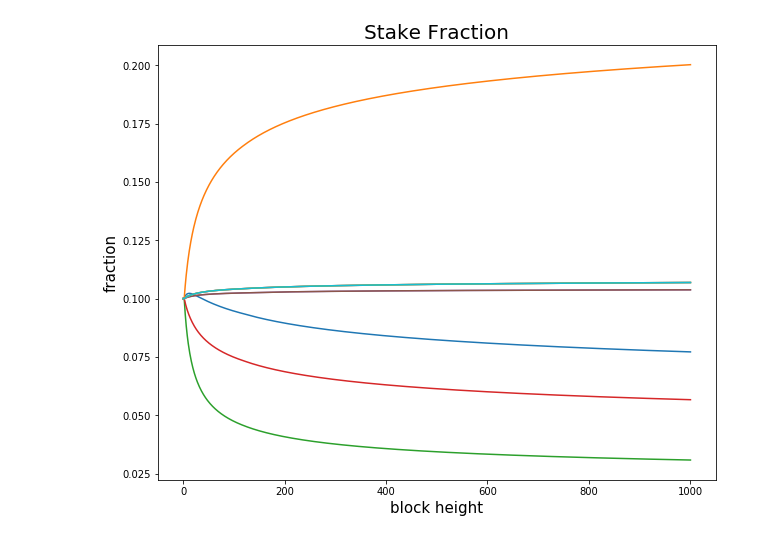
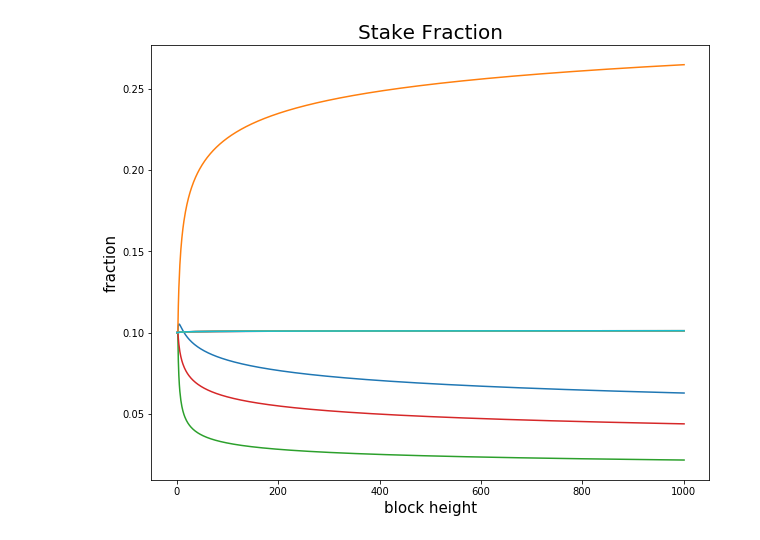
Before and after one commit to unconst/BitTensor, a Jupyter notebook: Emission testing.ipynb, the cells around one changed output. Saved outputs shown, nothing was run; the diff lists cells and outputs as text; code cells hidden in the pictures.

```diff
--- a/Emission testing.ipynb
+++ b/Emission testing.ipynb
@@ -122,18 +91,13 @@ class Bittensor:
     # Bitcoin emission approx.
     def _get_emission(self, this_identity):
 
-
-        EMIT_RATE = 1
+        EMIT_RATE = 50
         delta_blocks = self.block_height - self.emit_height[this_identity]
 
         # NOTE(const): The reinforcement term governs the effect of stake or throughput on the output.
         stake_reinforcement = (self.stake[this_identity] / self.total_stake)
-        #stake_reinforcement = (math.log(self.stake[this_identity]) / math.log(self.total_stake))
-        #stake_reinforcement = (math.log(self.stake[this_identity])/math.log(1.05)) / (math.log(self.total_stake)/math.log(1.05))
-
-
         this_emission = EMIT_RATE * delta_blocks * stake_reinforcement
-        return this_emission + 0.01
+        return this_emission
 
     def _do_emit(self, this_identity, this_emission):
 
@@ -177,62 +141,54 @@ edges = {'a': list(zip(['a', 'b', 'c', 'd'], [0.6, 0.1, 0.1, 0.2])),
 
 blocks = 1000
 
-# [trial] --> {id} --> ([block num], [stake])
-data = []
+# {id} --> ([block num], [stake])
+data = {}
 
-trials = 1
-for j in range(trials):
+for n in nodes:
+    data[n] = ([0],[1])
+data['total'] = ([0],[len(nodes)])
 
-    first = {}
-    for n in nodes:
-        first[n] = ([0],[1])
-    first['total'] = ([0],[len(nodes)])
-    data.append(first)
+b = Bittensor()
+for k in nodes:
+    b.subscribe(k)
+b.inc_height()
 
-    b = Bittensor()
-    for k in nodes:
-        b.subscribe(k)
-    b.inc_height()
+for k in nodes:
+    b.emit(k, edges[k])
+b.inc_height()
 
+for i in range(blocks):
     for k in nodes:
         b.emit(k, edges[k])
+        data[k][1].append(b.stake[k])
+        data[k][0].append(b.block_height)
+    data['total'][1].append(b.total_stake)
+    data['total'][0].append(b.block_height)
     b.inc_height()
-
-    for i in range(blocks):
-        for k in nodes:
-            b.emit(k, edges[k])
-            data[j][k][1].append(b.stake[k])
-            data[j][k][0].append(b.block_height)
-        data[j]['total'][1].append(b.total_stake)
-        data[j]['total'][0].append(b.block_height)
-        b.inc_height()
 
 
 
 import matplotlib.pyplot as plt
-for trial in data:
 
-    # plot total stake.
-    plt.figure(figsize=(10,8))
-    plt.title('Stake Total', fontsize=20)
-    plt.xlabel('block height', fontsize=15)
-    plt.ylabel('stake', fontsize=15)
-    for k in nodes:
-        plt.plot(trial[k][0], trial[k][1])
-    plt.plot(trial['total'][0], trial['total'][1])
+# plot total stake.
+plt.figure(figsize=(10,8))
+plt.title('Stake Total', fontsize=20)
+plt.xlabel('block height', fontsize=15)
+plt.ylabel('stake', fontsize=15)
+for k in nodes:
+    plt.plot(data[k][0], data[k][1])
+plt.plot(data['total'][0], data['total'][1])
 
-    # plot stake fraction.
-    plt.figure(figsize=(10,8))
-    plt.title('Stake Fraction', fontsize=20)
-    plt.xlabel('block height', fontsize=15)
-    plt.ylabel('fraction', fontsize=15)
-    for k in nodes:
-        plt.plot(trial[k][0], [a/b for a,b in list(zip(trial[k][1], trial['total'][1]))])
+# plot stake fraction.
+plt.figure(figsize=(10,8))
+plt.title('Stake Fraction', fontsize=20)
+plt.xlabel('block height', fontsize=15)
+plt.ylabel('fraction', fontsize=15)
+for k in nodes:
+    plt.plot(data[k][0], [a/b for a,b in list(zip(data[k][1], data['total'][1]))])
 
-    print ('Matrix Approximate Attributions:', str_arr(matrix_approximation(blocks, nodes, edges)))
-    print ('Trial Attributions:', str_arr([trial[k][1][-1]/trial['total'][1][-1] for k in nodes]))
-
-    break
+print ('Matrix Attributions:', str_arr(matrix_approximation(blocks, nodes, edges)))
+print ('Trial Attributions:', str_arr([data[k][1][-1]/data['total'][1][-1] for k in nodes]))
 # %% [output]
 [0.6 1.  0.4 0.5 0.5 0.5 1.  1.  1.  1. ]
 [1. 1. 1. 1. 1. 1. 1. 1. 1. 1.]
@@ -252 +208 @@ Trial Attributions: 0.07716 0.20023 0.03082 0.05668 0.10377 0.10377 0.10689 0.10
-[figure, old version]
+[figure, new version]
```
Also changed, not shown: parts of 3 cells of this notebook, 5 other files.
